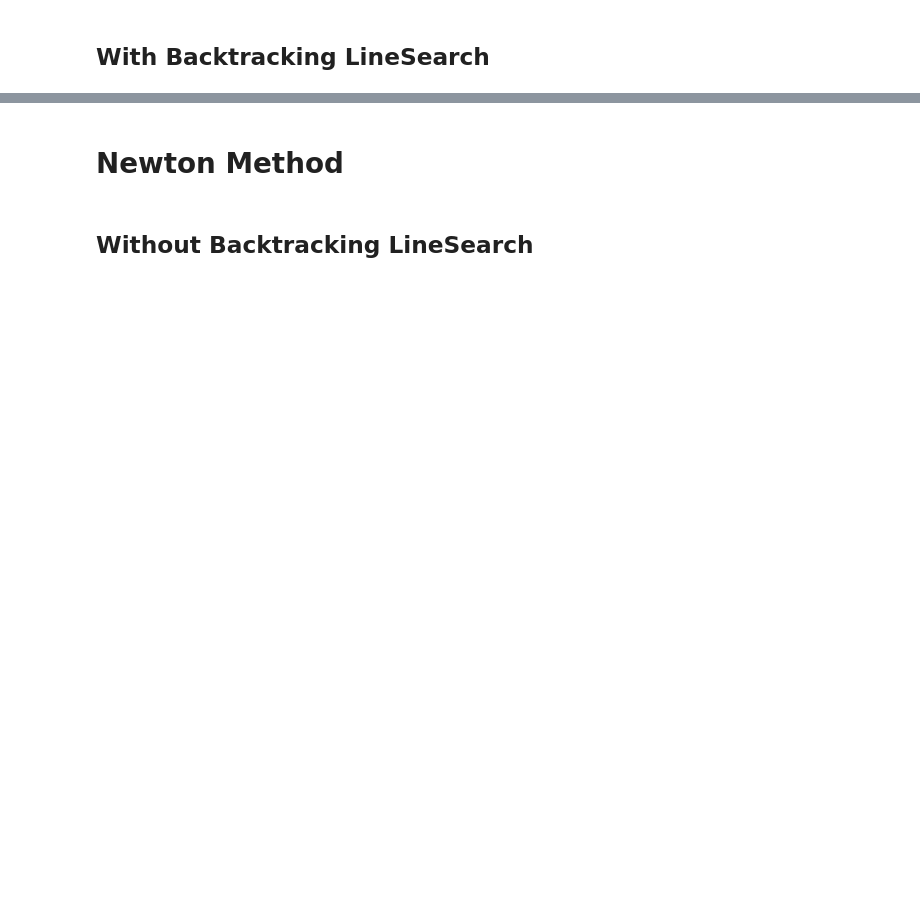
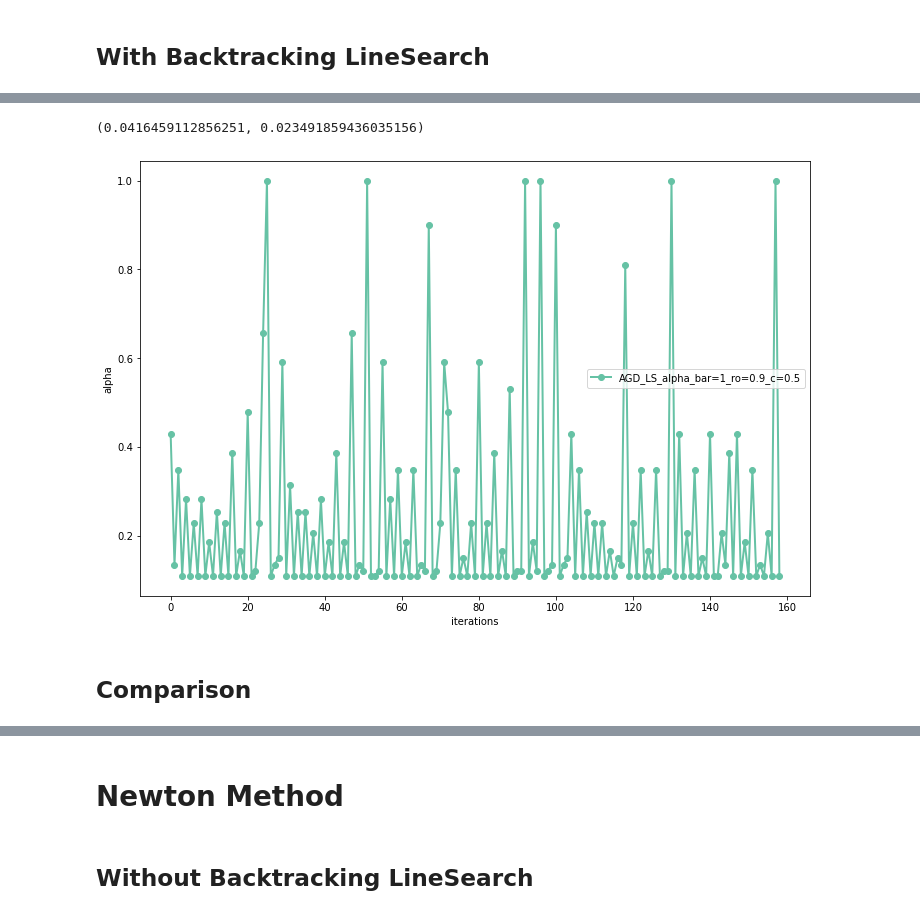
Before and after one commit to PhuongNTM195/advanced-optimization, a Jupyter notebook: src/Exercise2.ipynb, the cells around one changed output, grey strips where cells are left out. Cells and saved outputs as stored; diff of their text form; code cells hidden in the pictures; blank space fills up the shorter version.

```diff
--- a/src/Exercise2.ipynb
+++ b/src/Exercise2.ipynb
@@ -406,0 +434,11 @@ GD finished after 295 iterations
+# %%
+config_agd_ls = config[25]
+config_agd_ls['result']['f_value'][-1], config_agd_ls['result']['time'][-1]
+# %% [output]
+(0.0416459112856251, 0.023491859436035156)
+# %%
+plot([config_agd_ls], y_axis='alpha')
+# %% [output]
+[figure, added]
+# %% [markdown]
+## Comparison
```
Also changed, not shown: parts of 34 cells of this notebook.
